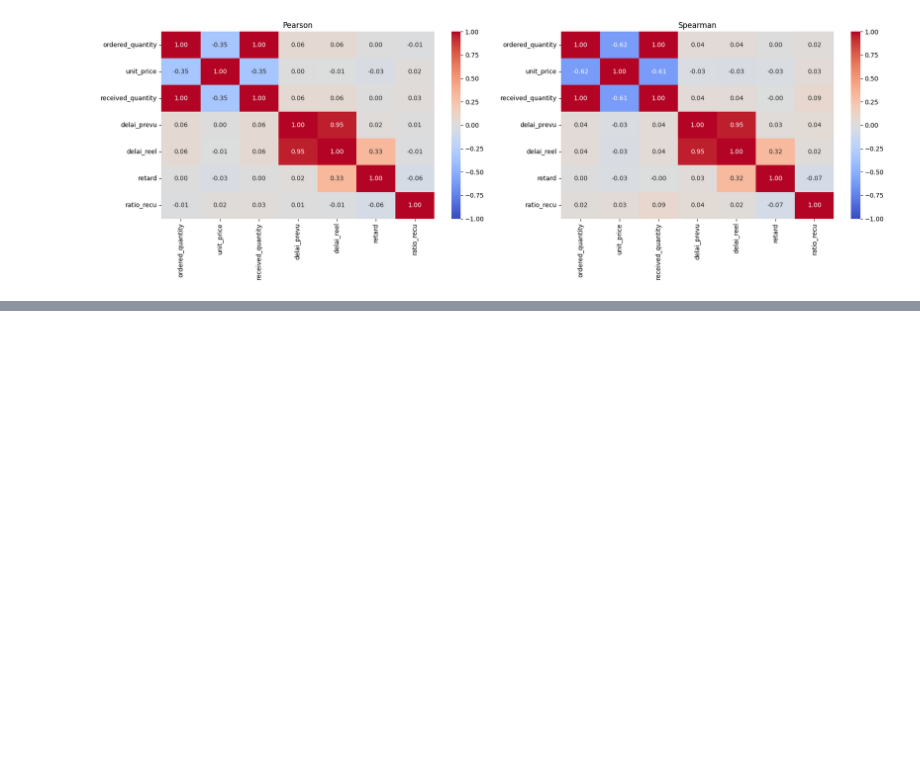
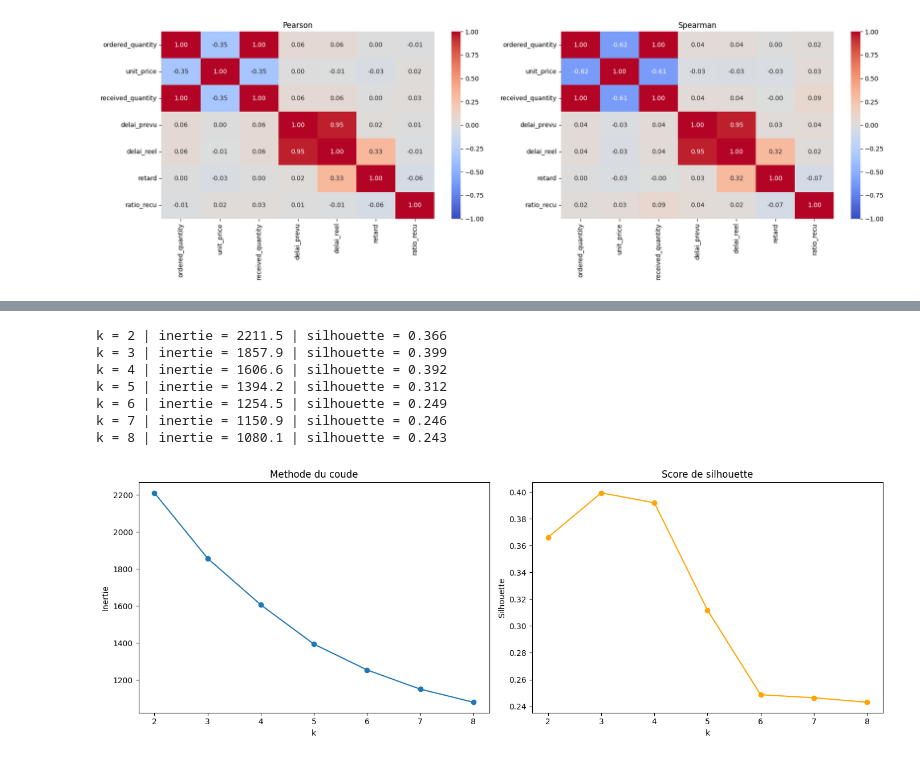
Before and after one commit to Sheik-info/20262027-UE-DataMining-Project, a Jupyter notebook: logistics.ipynb, the cells around one changed output, grey strips where cells are left out. Drawn from its saved outputs; the diff is of its cells as text; code cells hidden in the pictures; blank space fills up the shorter version.

```diff
--- a/logistics.ipynb
+++ b/logistics.ipynb
@@ -1235,0 +1419,40 @@ max          41.00       48.00    7.00        1.00
+# %%
+from sklearn.cluster import KMeans
+from sklearn.metrics import silhouette_score
+
+valeurs_k = range(2, 9)
+inerties = []
+silhouettes = []
+
+for k in valeurs_k:
+    km = KMeans(n_clusters=k, n_init=10, random_state=0)
+    labels = km.fit_predict(df_std[colonnes_cluster])
+    inerties.append(km.inertia_)
+    silhouettes.append(silhouette_score(df_std[colonnes_cluster], labels))
+    print("k =", k, "| inertie =", round(km.inertia_, 1), "| silhouette =", round(silhouettes[-1], 3))
+
+plt.figure(figsize=(14, 5))
+
+plt.subplot(1, 2, 1)
+plt.plot(valeurs_k, inerties, 'o-')
+plt.xlabel('k')
+plt.ylabel('Inertie')
+plt.title('Methode du coude')
+
+plt.subplot(1, 2, 2)
+plt.plot(valeurs_k, silhouettes, 'o-', color='orange')
+plt.xlabel('k')
+plt.ylabel('Silhouette')
+plt.title('Score de silhouette')
+
+plt.tight_layout()
+plt.show()
+# %% [output]
+k = 2 | inertie = 2211.5 | silhouette = 0.366
+k = 3 | inertie = 1857.9 | silhouette = 0.399
+k = 4 | inertie = 1606.6 | silhouette = 0.392
+k = 5 | inertie = 1394.2 | silhouette = 0.312
+k = 6 | inertie = 1254.5 | silhouette = 0.249
+k = 7 | inertie = 1150.9 | silhouette = 0.246
+k = 8 | inertie = 1080.1 | silhouette = 0.243
+[figure, added]
```
Also changed, not shown: parts of 38 cells of this notebook.
